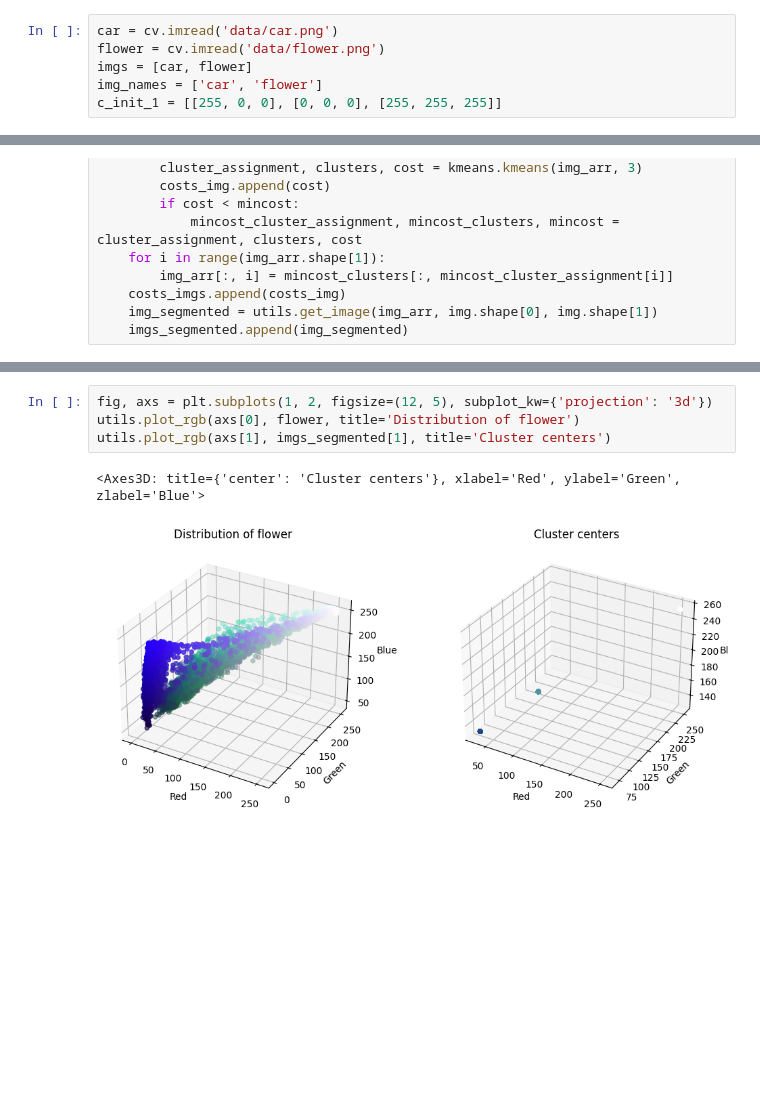
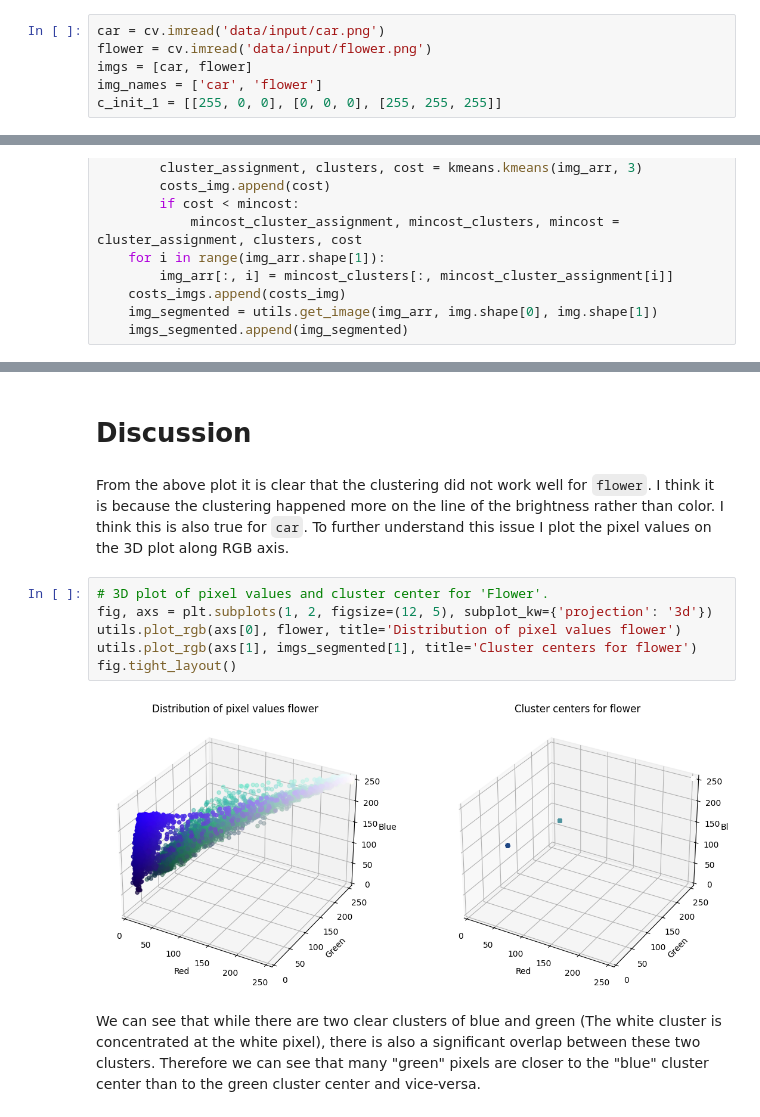
Before and after one commit to kramasamy90/image-signal-processing, a Jupyter notebook: Lab9/lab9.ipynb, the cells around one changed output, grey strips where cells are left out. Saved outputs shown, nothing was run; the diff lists cells and outputs as text; blank space fills up the shorter version.

```diff
--- a/Lab9/lab9.ipynb
+++ b/Lab9/lab9.ipynb
@@ -35,8 +43,8 @@ In this lab  we segment the given image using K-means clustering.
 # %% [markdown]
 ### Import data and visualize.
 # %%
-car = cv.imread('data/car.png')
-flower = cv.imread('data/flower.png')
+car = cv.imread('data/input/car.png')
+flower = cv.imread('data/input/flower.png')
 imgs = [car, flower]
 img_names = ['car', 'flower']
 c_init_1 = [[255, 0, 0], [0, 0, 0], [255, 255, 255]]
@@ -185,7 +134,14 @@ plt.show()
+# %% [markdown]
+# Discussion
+# %% [markdown]
+From the above plot it is clear that the clustering did not work well for `flower`. I think it is because the clustering happened more on the line of the brightness rather than color. I think this is also true for `car`. To further understand this issue I plot the pixel values on the 3D plot along RGB axis.
 # %%
+# 3D plot of pixel values and cluster center for 'Flower'.
 fig, axs = plt.subplots(1, 2, figsize=(12, 5), subplot_kw={'projection': '3d'})
-utils.plot_rgb(axs[0], flower, title='Distribution of flower')
-utils.plot_rgb(axs[1], imgs_segmented[1], title='Cluster centers')
+utils.plot_rgb(axs[0], flower, title='Distribution of pixel values flower')
+utils.plot_rgb(axs[1], imgs_segmented[1], title='Cluster centers for flower')
+fig.tight_layout()
 # %% [output]
-<Axes3D: title={'center': 'Cluster centers'}, xlabel='Red', ylabel='Green', zlabel='Blue'>
-[figure, old version]
+[figure, new version]
+# %% [markdown]
+We can see that while there are two clear clusters of blue and green (The white cluster is concentrated at the white pixel), there is also a significant overlap between these two clusters. Therefore we can see that many "green" pixels are closer to the "blue" cluster center than to the green cluster center and vice-versa.
```
Also changed, not shown: parts of 12 cells of this notebook, 5 other files.
